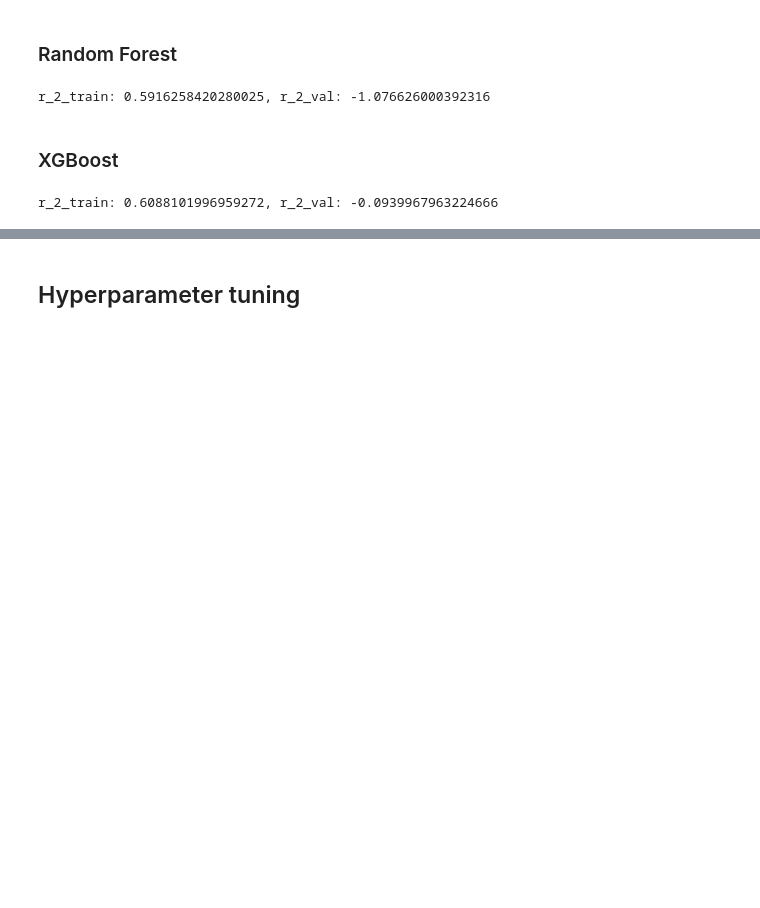
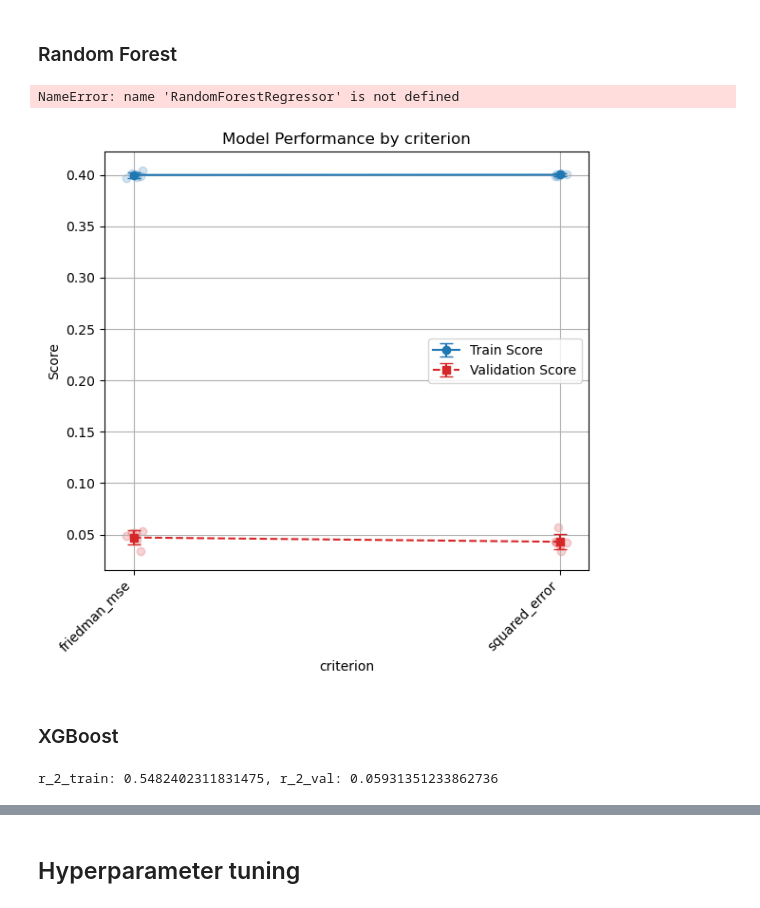
Before and after one commit to howie-zeng/Chinese-Stock-Market-Analysis--Long-Term-Trends, a Jupyter notebook: test.ipynb, the cells around one changed output, grey strips where cells are left out. Saved outputs shown, nothing was run; the diff lists cells and outputs as text; code cells hidden in the pictures; blank space fills up the shorter version.

```diff
--- a/test.ipynb
+++ b/test.ipynb
@@ -324,10 +344,10 @@ mp.plot_model_performance(results_en.copy(), param_grid_en)
 # %% [markdown]
 ### Random Forest
 # %%
-model = RandomForestRegressor(n_jobs=-1,n_estimators=1).fit(X_train_scaled, y_train)
+model = RandomForestRegressor(n_jobs=-1,n_estimators=50,random_state=p.RandomState).fit(X_train_scaled, y_train)
 predictions = model.predict(X_val_scaled)
 r_2_train = e.calculate_r2_oos(y_train, model.predict(X_train_scaled))
 r_2_val = e.calculate_r2_oos(y_val, predictions)
 print(f"r_2_train: {r_2_train}, r_2_val: {r_2_val}", )
 # %% [output]
-r_2_train: 0.5916258420280025, r_2_val: -1.076626000392316
+NameError: name 'RandomForestRegressor' is not defined
@@ -351,12 +354,31 @@ results_rf = e.explore_parameter_grid(RandomForestRegressor, param_grid_rf, X_tr
+# %%
+param_grid_rf = {
+    'n_estimators': [50],
+    'criterion': ['friedman_mse', 'squared_error','friedman_mse', 'squared_error','friedman_mse', 'squared_error','friedman_mse', 'squared_error','friedman_mse', 'squared_error','friedman_mse', 'squared_error'],
+    'max_features': ['log2'],
+    'max_depth': [10],
+    'min_samples_split': [0.001],
+    'min_samples_leaf': [0.001],
+    'min_impurity_decrease': [0],
+    'max_samples': [1.0],
+    'ccp_alpha': [0.0],
+    'n_jobs': [-1]
+}
+
+results_rf = e.explore_parameter_grid(RandomForestRegressor, param_grid_rf, X_train_scaled, y_train, X_val_scaled, y_val, multiprocess=False)
 # %%
+results_rf = results_rf.fillna("None")
 mp.plot_model_performance(results_rf.copy(), param_grid_rf)
+# %% [output]
+[figure, added]
 # %% [markdown]
 ### XGBoost
 # %%
-model = xgb.XGBRegressor(n_jobs=-1, booster='gbtree').fit(X_train_scaled, y_train)
+params = {'eta': 0.14315876654070525, 'gamma': 0.15267525903299634, 'n_estimators': 259, 'subsample': 0.816012056487514, 'num_parallel_tree': 7, 'colsample_bytree': 0.7626462759013348, 'colsample_bylevel': 0.8006154025732285, 'colsample_bynode': 0.5140560102311738, 'max_depth': 9, 'min_child_weight': 6, 'lambda': 1.0107283039394311e-08, 'alpha': 0.2428371143422945, 'objective': 'reg:squarederror', 'max_leaves': 164}
+model = xgb.XGBRegressor(n_jobs=-1, booster='gbtree', **params).fit(X_train_scaled, y_train)
 predictions = model.predict(X_val_scaled)
 r_2_train = e.calculate_r2_oos(y_train, model.predict(X_train_scaled))
 r_2_val = e.calculate_r2_oos(y_val, predictions)
 print(f"r_2_train: {r_2_train}, r_2_val: {r_2_val}", )
 # %% [output]
-r_2_train: 0.6088101996959272, r_2_val: -0.0939967963224666
+r_2_train: 0.5482402311831475, r_2_val: 0.05931351233862736
```
Also changed, not shown: parts of 23 cells of this notebook, 7 other files.
